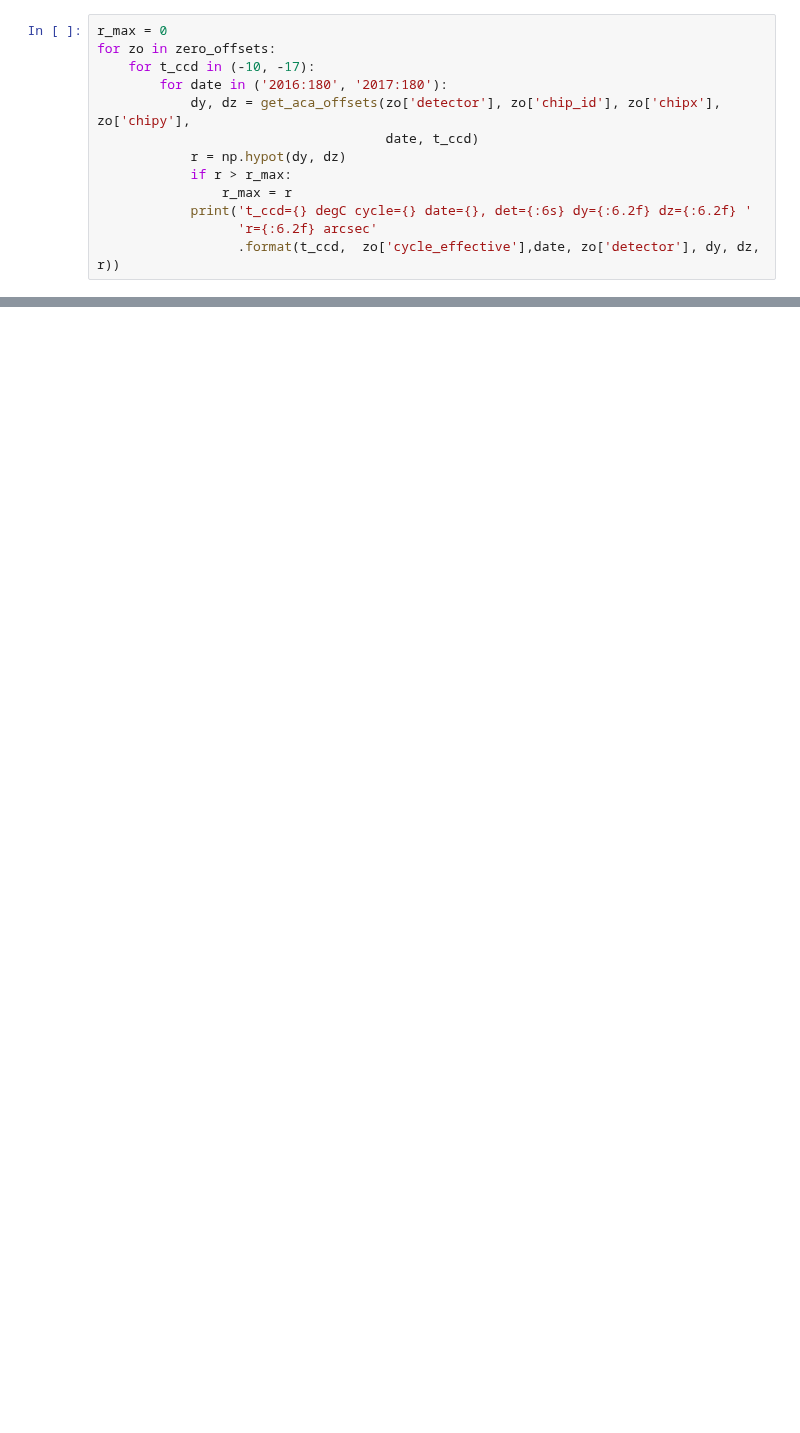
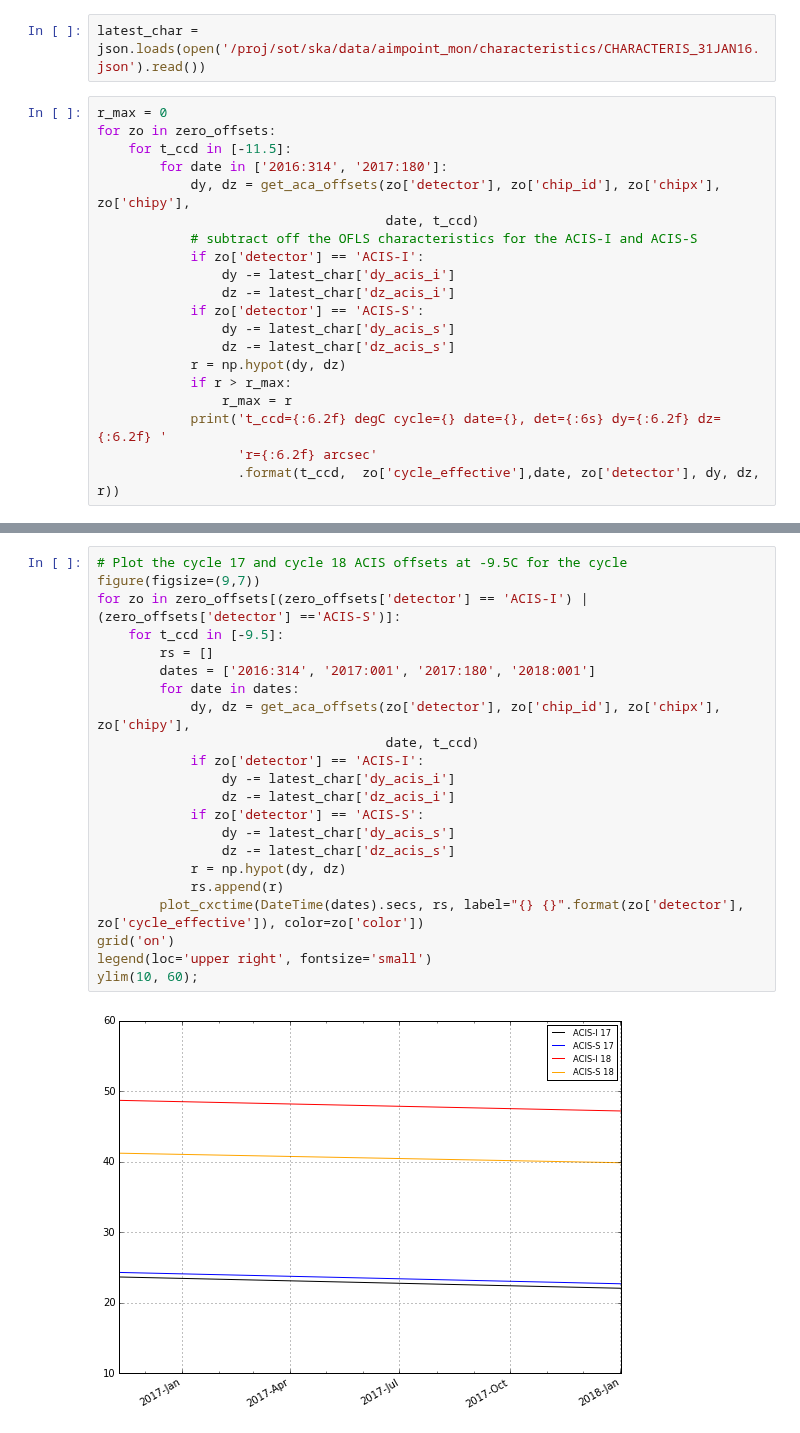
Before and after one commit to sot/chandra_aca, a Jupyter notebook: drift_limits.ipynb, the cells around one changed output, grey strips where cells are left out. Saved outputs shown, nothing was run; the diff lists cells and outputs as text; blank space fills up the shorter version.

Commit message:
Look at drift limits with current characteristics

```diff
--- a/drift_limits.ipynb
+++ b/drift_limits.ipynb
@@ -21,15 +27,24 @@ date_effective cycle_effective detector   chipx   chipy chip_id obsvis_cal
 """, format='ascii')
+# %%
+latest_char = json.loads(open('/proj/sot/ska/data/aimpoint_mon/characteristics/CHARACTERIS_31JAN16.json').read())
 # %%
 r_max = 0
 for zo in zero_offsets:
-    for t_ccd in (-10, -17):
-        for date in ('2016:180', '2017:180'):
+    for t_ccd in [-11.5]:
+        for date in ['2016:314', '2017:180']:
             dy, dz = get_aca_offsets(zo['detector'], zo['chip_id'], zo['chipx'], zo['chipy'],
                                      date, t_ccd)
+            # subtract off the OFLS characteristics for the ACIS-I and ACIS-S
+            if zo['detector'] == 'ACIS-I':
+                dy -= latest_char['dy_acis_i']
+                dz -= latest_char['dz_acis_i']
+            if zo['detector'] == 'ACIS-S':
+                dy -= latest_char['dy_acis_s']
+                dz -= latest_char['dz_acis_s']
             r = np.hypot(dy, dz)
             if r > r_max:
                 r_max = r
-            print('t_ccd={} degC cycle={} date={}, det={:6s} dy={:6.2f} dz={:6.2f} '
+            print('t_ccd={:6.2f} degC cycle={} date={}, det={:6s} dy={:6.2f} dz={:6.2f} '
                   'r={:6.2f} arcsec'
                   .format(t_ccd,  zo['cycle_effective'],date, zo['detector'], dy, dz, r))
 # %% [output]
@@ -56,0 +71,24 @@ Max attitude change (radius) = 36.29 arcsec
+# %%
+# Plot the cycle 17 and cycle 18 ACIS offsets at -9.5C for the cycle
+figure(figsize=(9,7))
+for zo in zero_offsets[(zero_offsets['detector'] == 'ACIS-I') | (zero_offsets['detector'] =='ACIS-S')]:
+    for t_ccd in [-9.5]:
+        rs = []
+        dates = ['2016:314', '2017:001', '2017:180', '2018:001']
+        for date in dates:
+            dy, dz = get_aca_offsets(zo['detector'], zo['chip_id'], zo['chipx'], zo['chipy'],
+                                     date, t_ccd)
+            if zo['detector'] == 'ACIS-I':
+                dy -= latest_char['dy_acis_i']
+                dz -= latest_char['dz_acis_i']
+            if zo['detector'] == 'ACIS-S':
+                dy -= latest_char['dy_acis_s']
+                dz -= latest_char['dz_acis_s']
+            r = np.hypot(dy, dz)
+            rs.append(r)
+        plot_cxctime(DateTime(dates).secs, rs, label="{} {}".format(zo['detector'], zo['cycle_effective']), color=zo['color'])
+grid('on')
+legend(loc='upper right', fontsize='small')
+ylim(10, 60);
+# %% [output]
+[figure, added]
```
Also changed, not shown: parts of 7 cells of this notebook.
